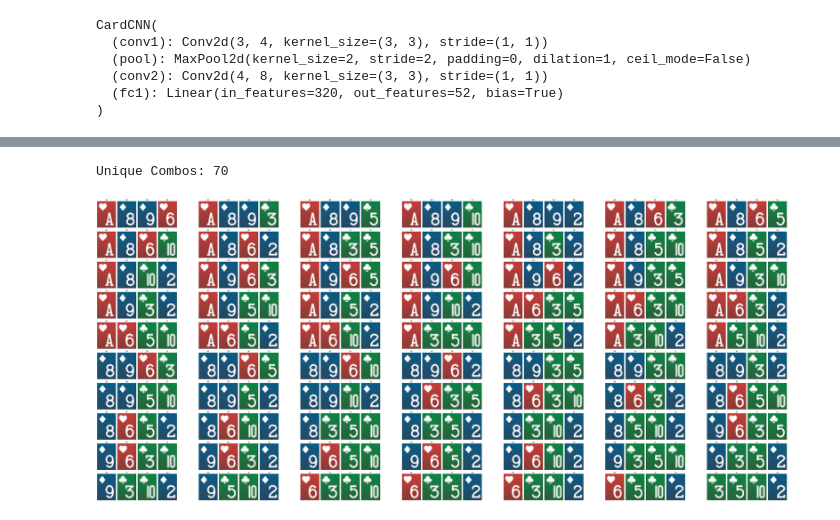
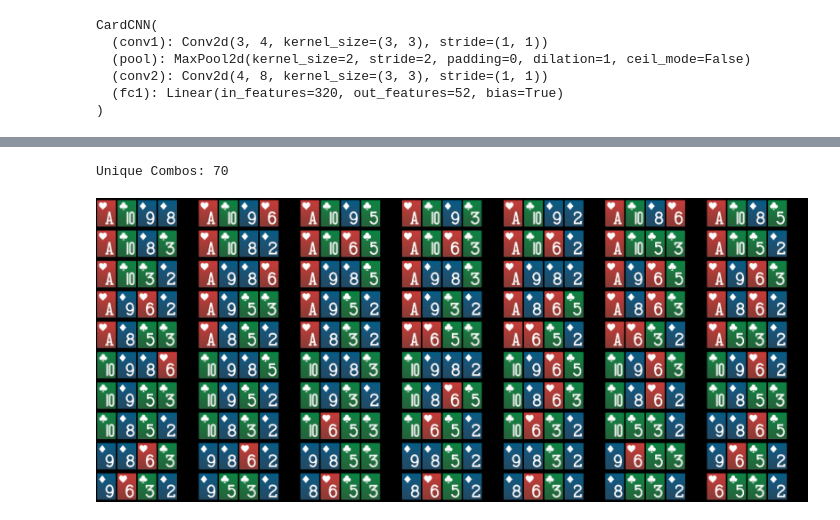
Before and after one commit to alexbabits/PlayingCardDetectionCNN, a Jupyter notebook: Detection.ipynb, the cells around one changed output, grey strips where cells are left out. Cells and saved outputs as stored; diff of their text form; code cells hidden in the pictures.

Commit message:
correctly sorted missing combos

```diff
--- a/Detection.ipynb
+++ b/Detection.ipynb
@@ -234,0 +257,18 @@ Missing cards: ['Ah', '8d', '9d', '6h', '3c', '5c', 'Tc', '2d']
+# %%
+unique_combinations = list(combinations(missing_integers, 4))
+
+def sort_cards(combo):
+    return sorted(combo, reverse=True)
+
+sorted_combinations = [sort_cards(combo) for combo in unique_combinations]
+print(sorted_combinations)
+
+def sort_combinations_by_power(combinations):
+    return sorted(combinations, key=lambda combo: combo, reverse=True)
+
+sorted_combinations_by_power = sort_combinations_by_power(sorted_combinations)
+print(sorted_combinations_by_power)
+
+int_to_card = {v: k for k, v in card_to_int.items()}
+sorted_card_combinations = [[int_to_card[i] for i in combo] for combo in sorted_combinations_by_power]
+print(sorted_card_combinations)
@@ -235,34 +279,33 @@ Missing cards: ['Ah', '8d', '9d', '6h', '3c', '5c', 'Tc', '2d']
 # %%
 root_dir = 'C:/Users/Admin/Desktop/Primary Skills/Programming & ML/Machine Learning/Card Detection/Card Images'
-
-# Generate all unique combinations of the missing cards taken 4 at a time.
-unique_combinations = list(combinations(missing_cards, 4))
-print(f"Unique Combos: {len(unique_combinations)}")
 
 def plot_combinations(combinations_list):
     n_rows = 10
     n_cols = 7 * 5  # 7 columns of combos (each combo has 4 cards + 1 white space)
 
     fig, axes = plt.subplots(n_rows, n_cols, figsize=(n_cols * 2, n_rows * 3))
+    fig.patch.set_facecolor('black')
 
     for k, combo in enumerate(combinations_list):
         row = k // 7
         col = (k % 7) * 5
         for j, card in enumerate(combo):
             img_path = os.path.join(root_dir, card + ".png")
             img = Image.open(img_path)
             axes[row, col + j].imshow(img)
             axes[row, col + j].axis('off')
-            axes[row, col + j].set_title(card)
+            axes[row, col + j].set_title('')
 
         # Set the last column in the current combo to white
         axes[row, col + 4].axis('off')
         axes[row, col + 4].set_title('')
+        axes[row, col + 4].set_facecolor('black')
 
     plt.tight_layout()
     plt.show()
 
-plot_combinations(unique_combinations)
+print(f"Unique Combos: {len(sorted_card_combinations)}")
+plot_combinations(sorted_card_combinations)
 # %% [output]
 Unique Combos: 70
-[figure, old version]
+[figure, new version]
```
Also changed, not shown: parts of 7 cells of this notebook, 2 other files.
